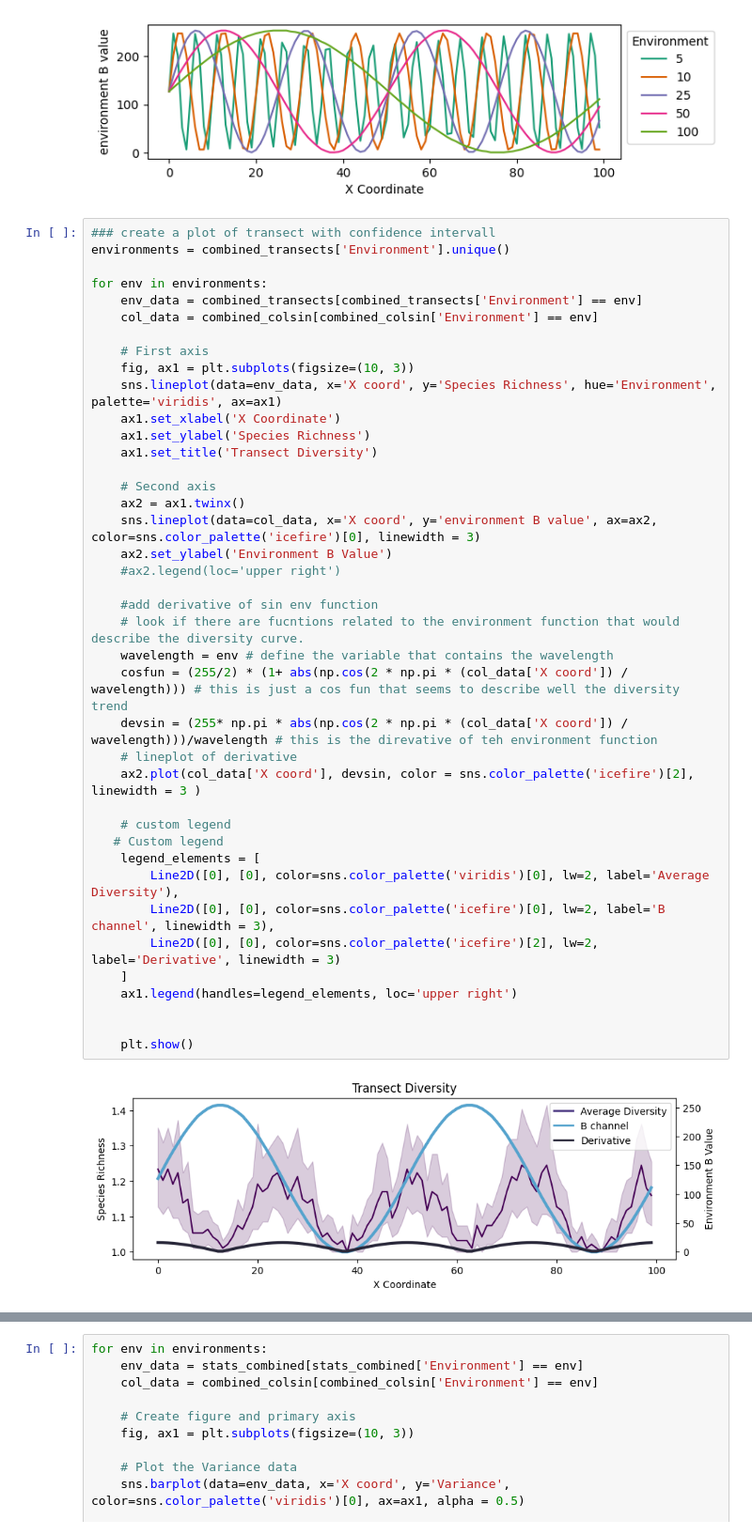
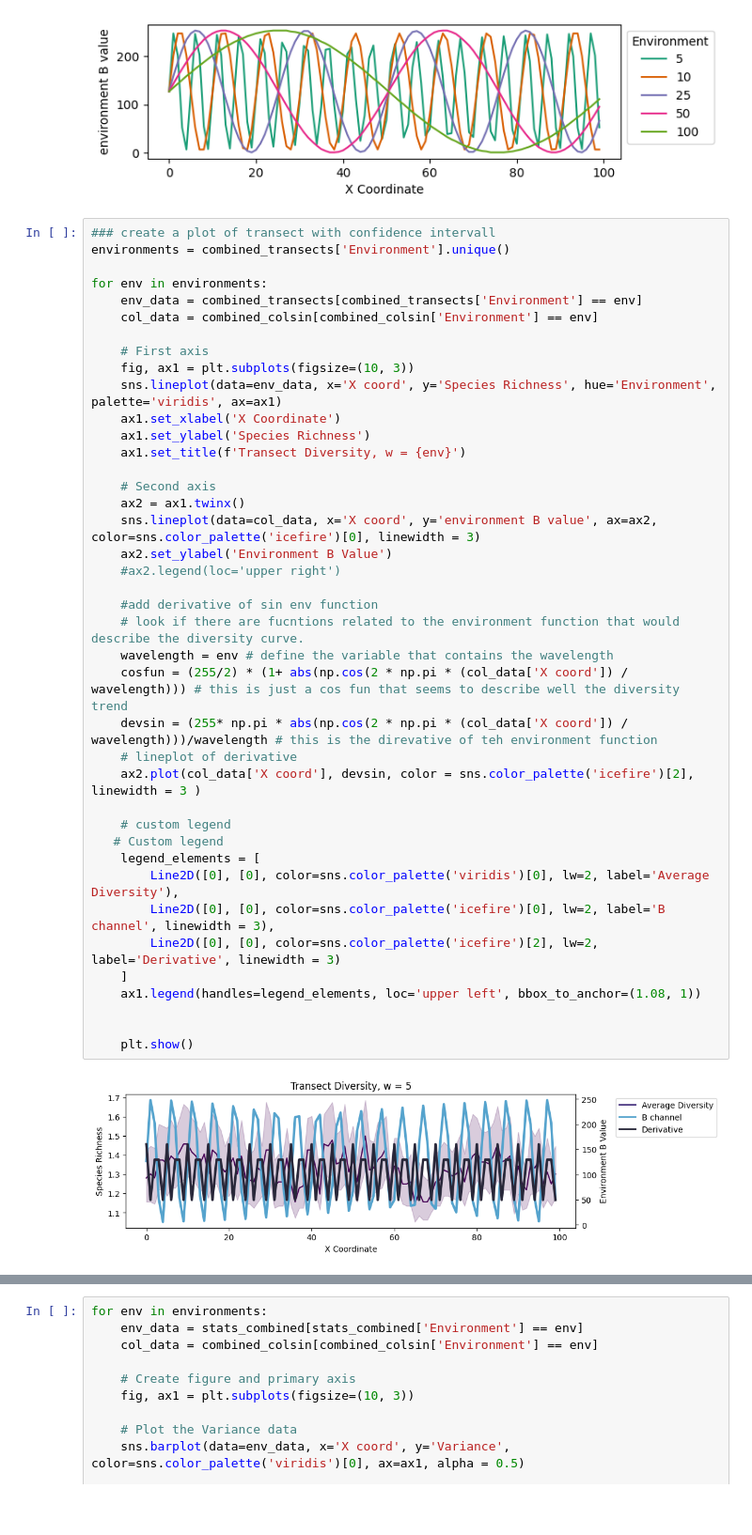
Before and after one commit to giuliabernardinieco/revosim-simulations, a Jupyter notebook: transects.ipynb, the cells around one changed output, grey strips where cells are left out. Shown at 94% size. Cells and saved outputs as stored; diff of their text form; blank space fills up the shorter version.

```diff
--- a/transects.ipynb
+++ b/transects.ipynb
@@ -170,33 +170,33 @@ for env in environments:
     fig, ax1 = plt.subplots(figsize=(10, 3))
     sns.lineplot(data=env_data, x='X coord', y='Species Richness', hue='Environment', palette='viridis', ax=ax1)
     ax1.set_xlabel('X Coordinate')
     ax1.set_ylabel('Species Richness')
-    ax1.set_title('Transect Diversity')
+    ax1.set_title(f'Transect Diversity, w = {env}')
 
     # Second axis
     ax2 = ax1.twinx()
     sns.lineplot(data=col_data, x='X coord', y='environment B value', ax=ax2, color=sns.color_palette('icefire')[0], linewidth = 3)
     ax2.set_ylabel('Environment B Value')
     #ax2.legend(loc='upper right')
 
     #add derivative of sin env function
     # look if there are fucntions related to the environment function that would describe the diversity curve.
     wavelength = env # define the variable that contains the wavelength
     cosfun = (255/2) * (1+ abs(np.cos(2 * np.pi * (col_data['X coord']) / wavelength))) # this is just a cos fun that seems to describe well the diversity trend
     devsin = (255* np.pi * abs(np.cos(2 * np.pi * (col_data['X coord']) / wavelength)))/wavelength # this is the direvative of teh environment function
     # lineplot of derivative
     ax2.plot(col_data['X coord'], devsin, color = sns.color_palette('icefire')[2], linewidth = 3 )
 
     # custom legend
    # Custom legend
     legend_elements = [
         Line2D([0], [0], color=sns.color_palette('viridis')[0], lw=2, label='Average Diversity'),
         Line2D([0], [0], color=sns.color_palette('icefire')[0], lw=2, label='B channel', linewidth = 3),
         Line2D([0], [0], color=sns.color_palette('icefire')[2], lw=2, label='Derivative', linewidth = 3)
     ]
-    ax1.legend(handles=legend_elements, loc='upper right')
+    ax1.legend(handles=legend_elements, loc='upper left', bbox_to_anchor=(1.08, 1))
 
 
     plt.show()
 # %% [output]
-[figure, old version]
+[figure, new version]
```
Also changed, not shown: parts of 2 cells of this notebook.
